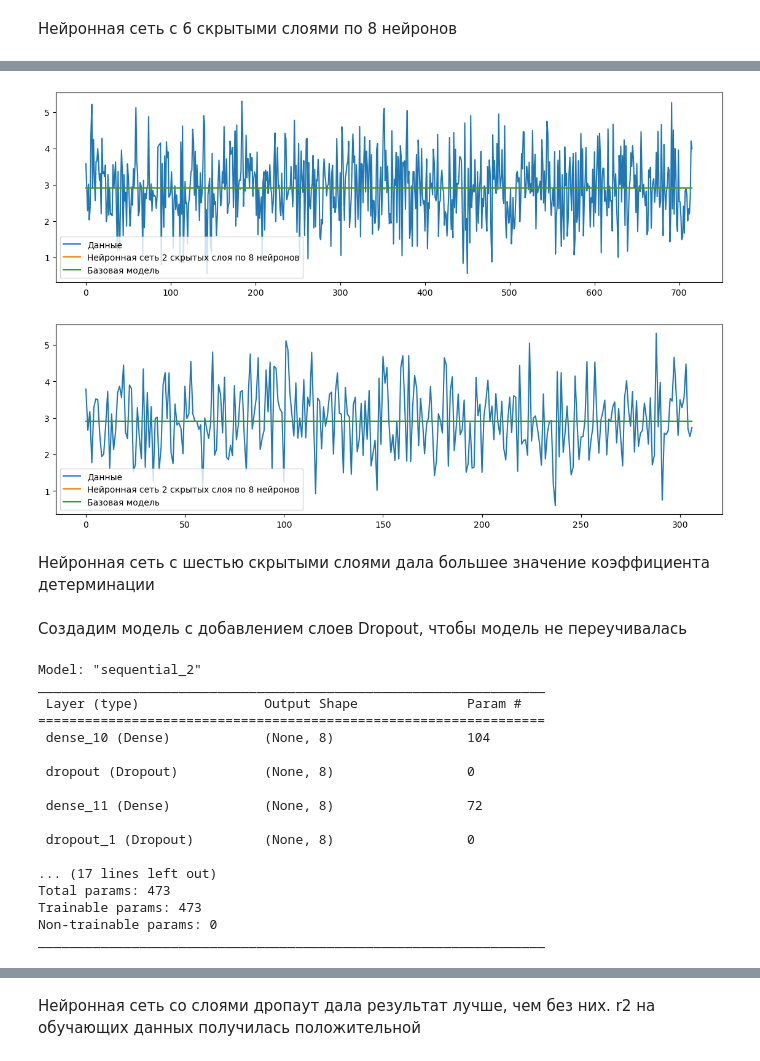
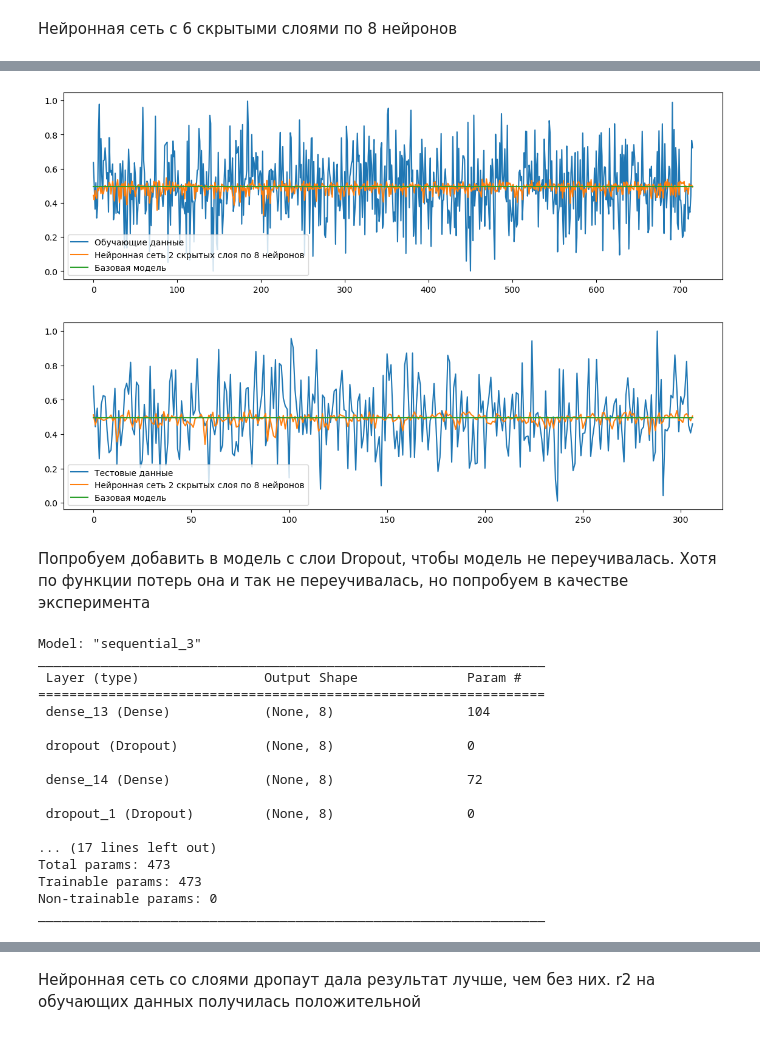
Before and after one commit to HelenGrit/VKR, a Jupyter notebook: VKR_part2.ipynb, the cells around one changed output, grey strips where cells are left out. Drawn from its saved outputs; the diff is of its cells as text; code cells hidden in the pictures.

```diff
--- a/VKR_part2.ipynb
+++ b/VKR_part2.ipynb
@@ -219,4 +196,0 @@ model_matrix_MLP = MLPRegressor(
-# %%
-%%time
-# Запускаем нейросеть
-model_matrix_MLP.fit(X_matrix_train, y_matrix_train)
@@ -452,7 +437,7 @@ plt.show()
 # %% [markdown]
 Нейронная сеть с 6 скрытыми слоями по 8 нейронов
 # %%
-def baseline_model():
+def baseline_model2():
     model = keras.Sequential()
     model.add(Dense(8, input_dim=12 , activation='tanh'))
     model.add(Dense(8, activation='tanh'))
@@ -461,9 +446,9 @@ def baseline_model():
     model.add(Dense(8, activation='tanh'))
     model.add(Dense(8, activation='tanh'))
     model.add(Dense(1))
-    model.compile(loss='mean_squared_error', optimizer='sgd')
+    model.compile(loss='mean_squared_error', optimizer='adam')
     return model
 # %%
-model2 = baseline_model()
+model2 = baseline_model2()
 model2.summary()
 # %% [output]
@@ -490,5 +475,5 @@ history = model2.fit(
     X_matrix_train,
     y_matrix_train,
     validation_split=0.3,
-    verbose=1, epochs=150)
+    verbose=1, epochs=50)
 # %% [output]
@@ -565,25 +550,23 @@ r2_train -0.001837334448747674
 # %%
 # Визуализация на обучающих данных данных
 fig, ax = plt.subplots(figsize=(14, 4))
-ax.plot(y_matrix_train.values, label='Данные')
+ax.plot(y_matrix_train.values, label='Обучающие данные')
 ax.plot(preds_matrix_model2_train, label='Нейронная сеть 2 скрытых слоя по 8 нейронов')
 ax.plot(preds_matrix_dum_train, label='Базовая модель')
 ax.legend()
 plt.show()
 # %% [output]
-[figure, old version]
+[figure, new version]
 # %%
 # Визуализация на тестовых данных
 fig, ax = plt.subplots(figsize=(14, 4))
-ax.plot(y_matrix_test.values, label='Данные')
+ax.plot(y_matrix_test.values, label='Тестовые данные')
 ax.plot(preds_matrix_model2_test, label='Нейронная сеть 2 скрытых слоя по 8 нейронов')
 ax.plot(preds_matrix_dum_test, label='Базовая модель')
 ax.legend()
 plt.show()
 # %% [output]
-[figure, old version]
+[figure, new version]
-# %% [markdown]
-Нейронная сеть с шестью скрытыми слоями дала большее значение коэффициента детерминации
 # %% [markdown]
-Создадим модель с добавлением слоев Dropout, чтобы модель не переучивалась
+Попробуем добавить в модель с слои Dropout, чтобы модель не переучивалась. Хотя по функции потерь она и так не переучивалась, но попробуем в качестве эксперимента
 # %%
@@ -605,17 +588,17 @@ def baseline_model():
     return model
 # %%
-model3 = baseline_model()
+model3 = baseline_model3()
 model3.summary()
 # %% [output]
-Model: "sequential_2"
+Model: "sequential_3"
 _________________________________________________________________
  Layer (type)                Output Shape              Param #
 =================================================================
- dense_10 (Dense)            (None, 8)                 104
+ dense_13 (Dense)            (None, 8)                 104
 
  dropout (Dropout)           (None, 8)                 0
 
- dense_11 (Dense)            (None, 8)                 72
+ dense_14 (Dense)            (None, 8)                 72
 
  dropout_1 (Dropout)         (None, 8)                 0
 
```
Also changed, not shown: parts of 66 cells of this notebook.
